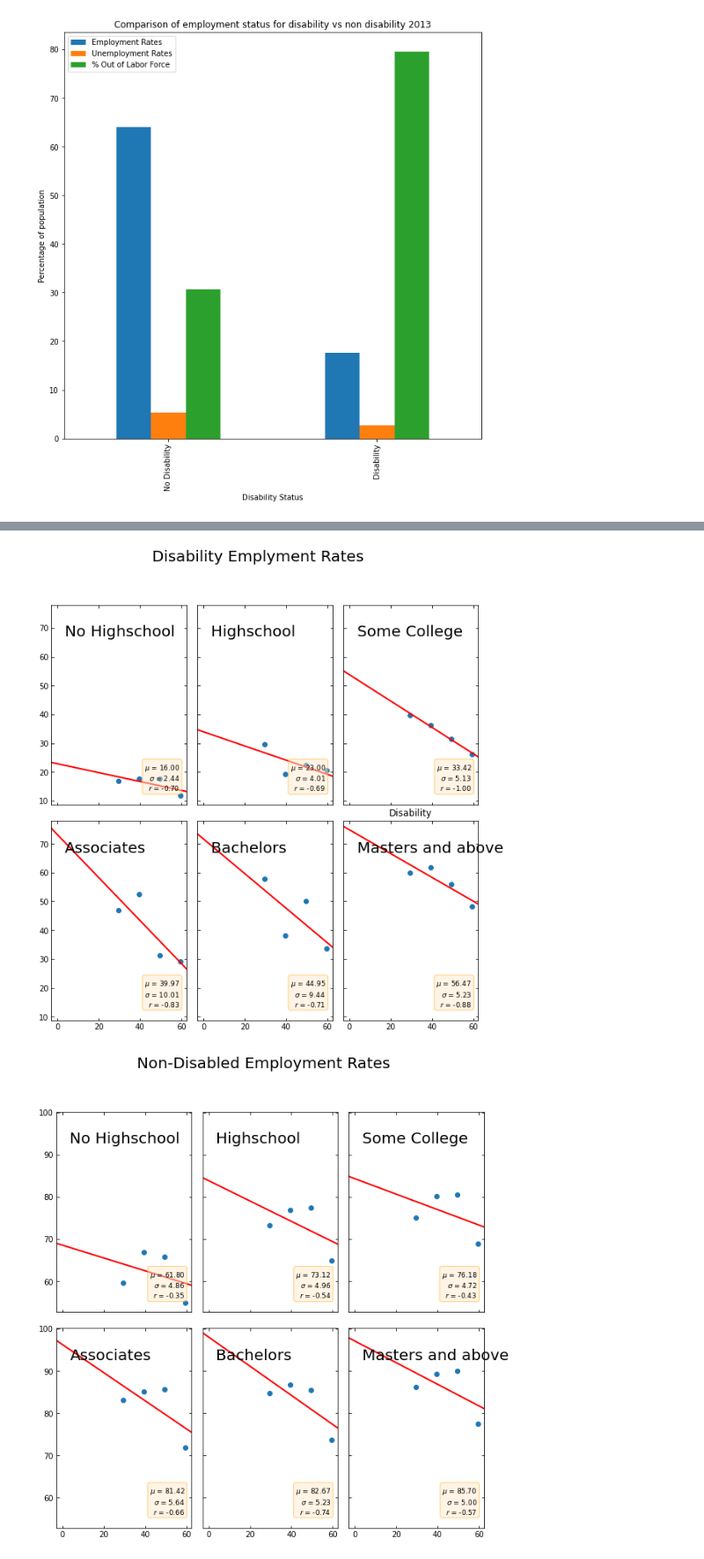
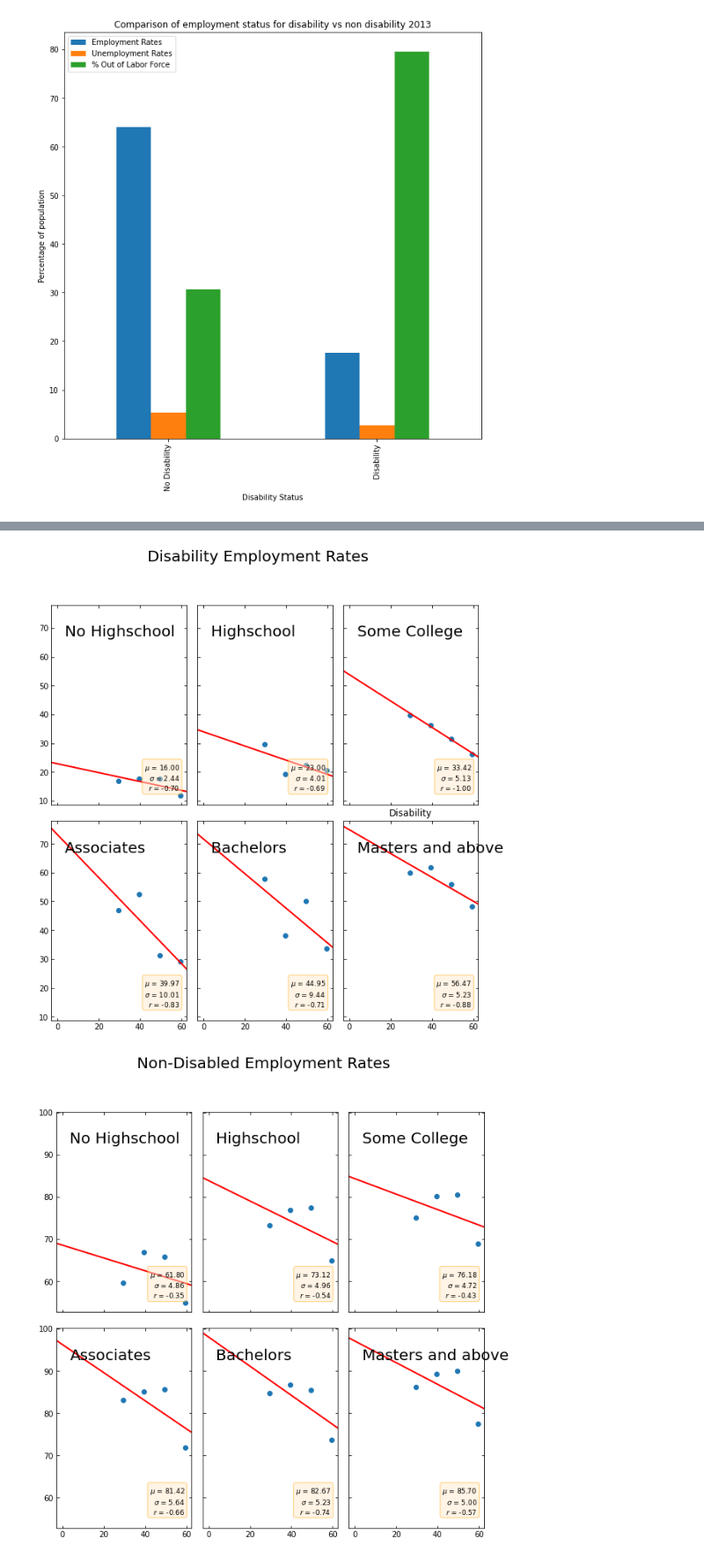
Before and after one commit to RaphaelAllusson/Disability-Research, a Jupyter notebook: Notebooks/analyzing_employment_and_education_data.ipynb, the cells around one changed output, grey strips where cells are left out. Shown: that part at 88% size. Saved outputs shown, nothing was run; the diff lists cells and outputs as text; code cells hidden in the pictures.

```diff
--- a/Notebooks/analyzing_employment_and_education_data.ipynb
+++ b/Notebooks/analyzing_employment_and_education_data.ipynb
@@ -608,7 +647,7 @@ for ax, (label, (x, y)) in zip(axs.flat, datasets.items()):
             transform=ax.transAxes, horizontalalignment='right')
 plt.title('Disability')
 plt.figsize = (20, 20)
-plt.suptitle("Disability Emplyment Rates", fontsize=20)
+plt.suptitle("Disability Employment Rates", fontsize=20)
 plt.show()
 
 #for employed non-disability
@@ -630,33 +669,33 @@ datasets = {
     'Masters and above': (x, y6)
 }
 
 #establish plots
 fig, axs = plt.subplots(2, 3, figsize=(10, 10),
                         sharex=True,
                         sharey=True,
                         gridspec_kw={'wspace': 0.08, 'hspace': 0.08})
 
 
 for ax, (label, (x, y)) in zip(axs.flat, datasets.items()):
     ax.text(0.1, 0.9, label, fontsize=20, transform=ax.transAxes, va='top')
     ax.tick_params(direction='in', top=True, right=True)
     ax.plot(x, y, 'o')
 
     # linear regression
     p1, p0 = np.polyfit(x, y, deg=1)  # slope, intercept
     ax.axline(xy1=(0, p0), slope=p1, color='r', lw=2)
 
     # add text box for the statistics
     stats = (f'$\\mu$ = {np.mean(y):.2f}\n'
              f'$\\sigma$ = {np.std(y):.2f}\n'
              f'$r$ = {np.corrcoef(x, y)[0][1]:.2f}')
     bbox = dict(boxstyle='round', fc='blanchedalmond', ec='orange', alpha=0.5)
     ax.text(0.95, 0.07, stats, fontsize=9, bbox=bbox,
             transform=ax.transAxes, horizontalalignment='right')
 plt.suptitle("Non-Disabled Employment Rates", fontsize=20)
 
 plt.show()
 # %% [output]
-[figure, old version]
+[figure, new version]
 [figure]
 # %%
```
Also changed, not shown: parts of 4 cells of this notebook.
